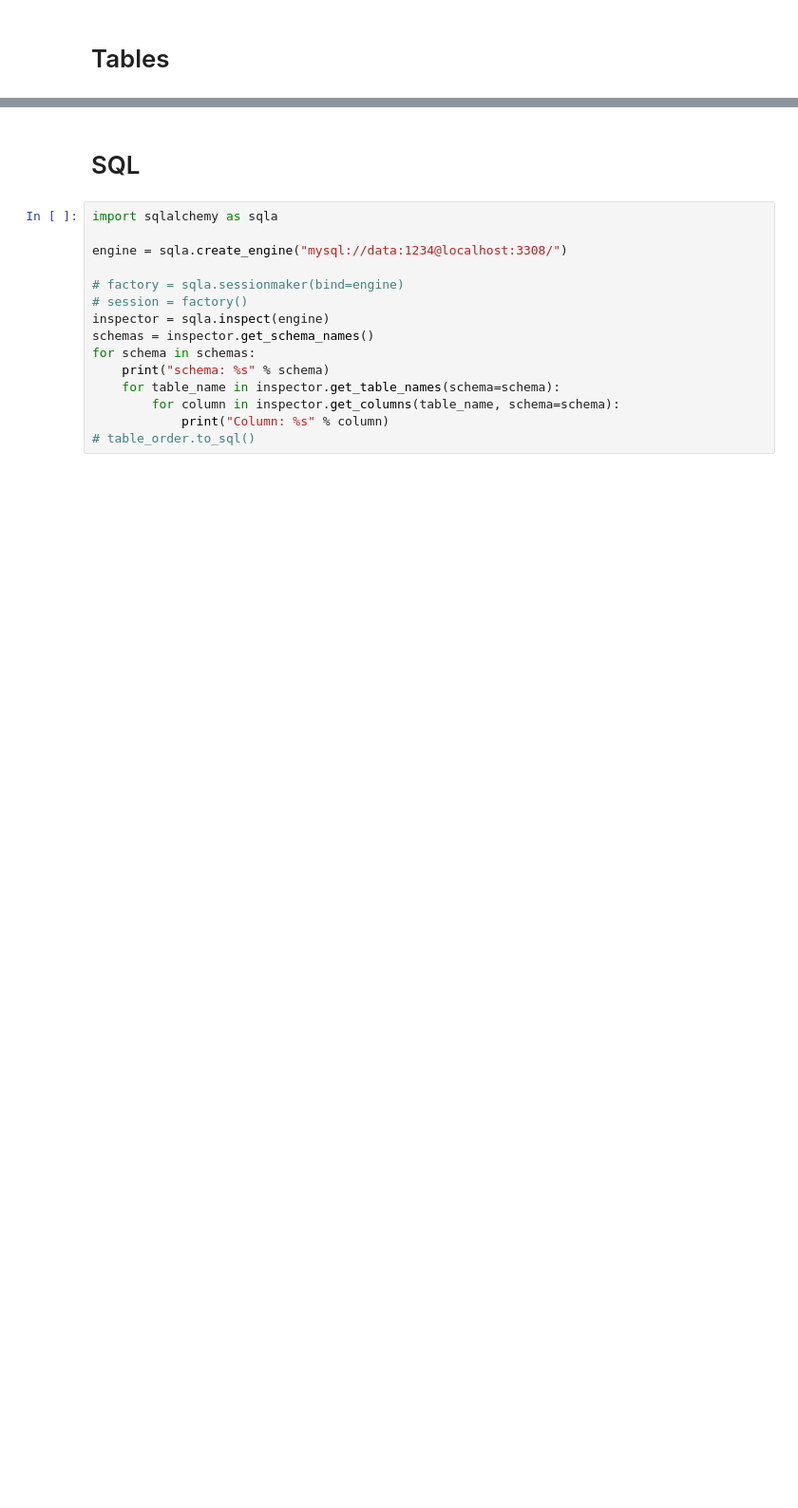
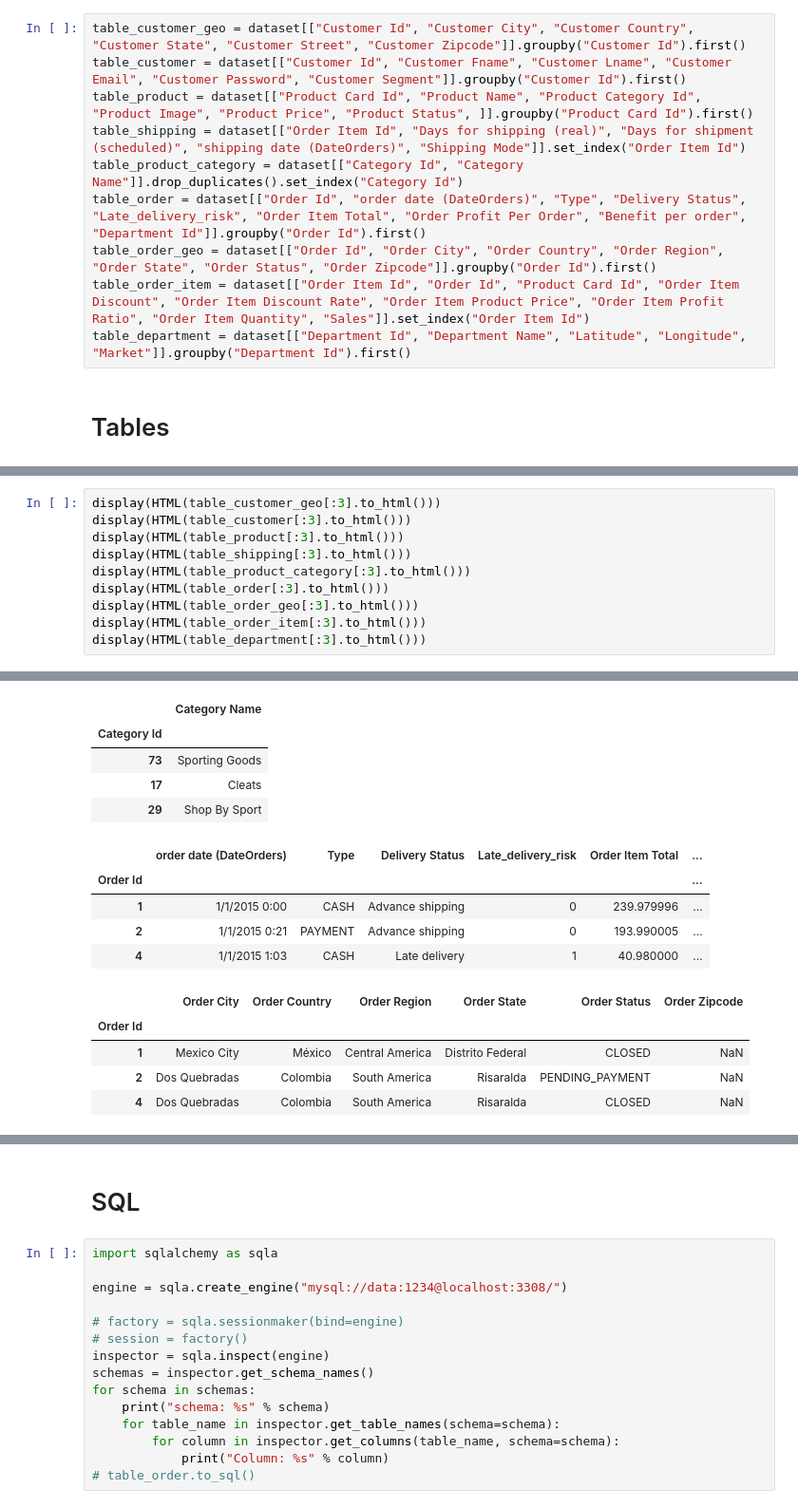
Before and after one commit to luciantin-faks/faks-SPI, a Jupyter notebook: Analiza.ipynb, the cells around one changed output, grey strips where cells are left out. Shown: that part at 95% size. Drawn from its saved outputs; the diff is of its cells as text; blank space fills up the shorter version.

```diff
--- a/Analiza.ipynb
+++ b/Analiza.ipynb
@@ -203,2 +212,12 @@ table_order = dataset[["Order Item Id", ]]
+# %%
+table_customer_geo = dataset[["Customer Id", "Customer City", "Customer Country", "Customer State", "Customer Street", "Customer Zipcode"]].groupby("Customer Id").first()
+table_customer = dataset[["Customer Id", "Customer Fname", "Customer Lname", "Customer Email", "Customer Password", "Customer Segment"]].groupby("Customer Id").first()
+table_product = dataset[["Product Card Id", "Product Name", "Product Category Id", "Product Image", "Product Price", "Product Status", ]].groupby("Product Card Id").first()
+table_shipping = dataset[["Order Item Id", "Days for shipping (real)", "Days for shipment (scheduled)", "shipping date (DateOrders)", "Shipping Mode"]].set_index("Order Item Id")
+table_product_category = dataset[["Category Id", "Category Name"]].drop_duplicates().set_index("Category Id")
+table_order = dataset[["Order Id", "order date (DateOrders)", "Type", "Delivery Status", "Late_delivery_risk", "Order Item Total", "Order Profit Per Order", "Benefit per order", "Department Id"]].groupby("Order Id").first()
+table_order_geo = dataset[["Order Id", "Order City", "Order Country", "Order Region", "Order State", "Order Status", "Order Zipcode"]].groupby("Order Id").first()
+table_order_item = dataset[["Order Item Id", "Order Id", "Product Card Id", "Order Item Discount", "Order Item Discount Rate", "Order Item Product Price", "Order Item Profit Ratio", "Order Item Quantity", "Sales"]].set_index("Order Item Id")
+table_department = dataset[["Department Id", "Department Name", "Latitude", "Longitude", "Market"]].groupby("Department Id").first()
 # %% [markdown]
 # Tables
@@ -224,0 +224,11 @@ display(HTML(table_product[:3].to_html()))
+# %%
+display(HTML(table_customer_geo[:3].to_html()))
+display(HTML(table_customer[:3].to_html()))
+display(HTML(table_product[:3].to_html()))
+display(HTML(table_shipping[:3].to_html()))
+display(HTML(table_product_category[:3].to_html()))
+display(HTML(table_order[:3].to_html()))
+display(HTML(table_order_geo[:3].to_html()))
+display(HTML(table_order_item[:3].to_html()))
+display(HTML(table_department[:3].to_html()))
+# %% [output]
@@ -224,0 +255,15 @@ display(HTML(table_product[:3].to_html()))
+|  | Category Name |
+| Category Id |  |
+| 73 | Sporting Goods |
+| 17 | Cleats |
+| 29 | Shop By Sport |
+|  | order date (DateOrders) | Type | Delivery Status | Late_delivery_risk | Order Item Total | ... |
+| Order Id |  |  |  |  |  | ... |
+| 1 | 1/1/2015 0:00 | CASH | Advance shipping | 0 | 239.979996 | ... |
+| 2 | 1/1/2015 0:21 | PAYMENT | Advance shipping | 0 | 193.990005 | ... |
+| 4 | 1/1/2015 1:03 | CASH | Late delivery | 1 | 40.980000 | ... |
+|  | Order City | Order Country | Order Region | Order State | Order Status | Order Zipcode |
+| Order Id |  |  |  |  |  |  |
+| 1 | Mexico City | México | Central America | Distrito Federal | CLOSED | NaN |
+| 2 | Dos Quebradas | Colombia | South America | Risaralda | PENDING_PAYMENT | NaN |
+| 4 | Dos Quebradas | Colombia | South America | Risaralda | CLOSED | NaN |
```
Also changed, not shown: parts of 10 cells of this notebook, 9 other files.
